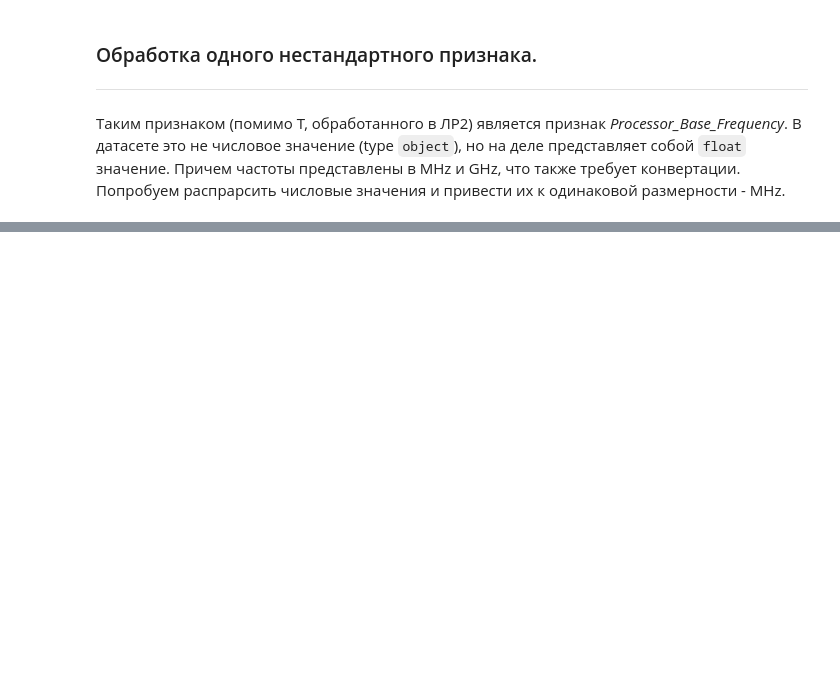
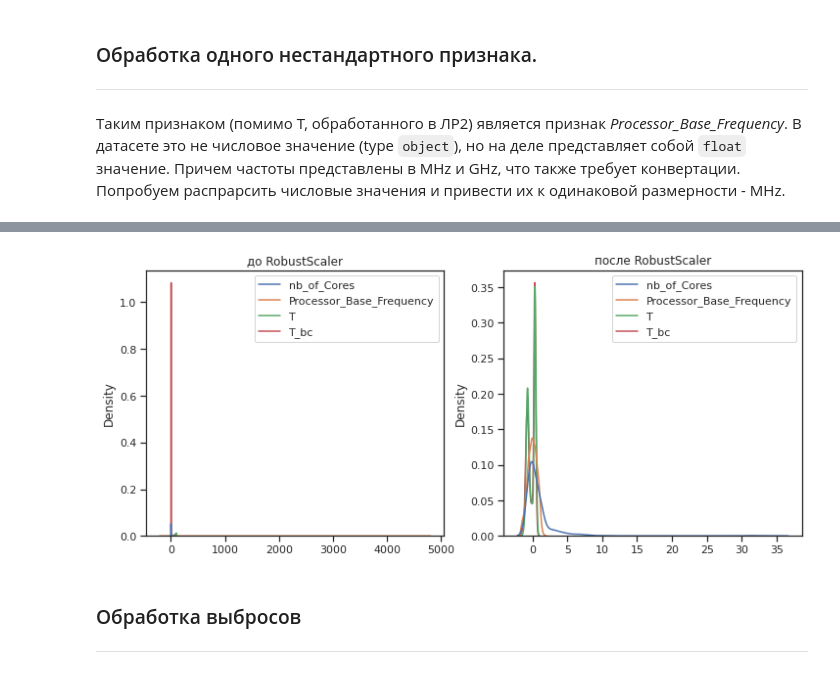
Before and after one commit to GeorgiyX/ML-21, a Jupyter notebook: lr-3/lr-3.ipynb, the cells around one changed output, grey strips where cells are left out. Saved outputs shown, nothing was run; the diff lists cells and outputs as text; code cells hidden in the pictures; blank space fills up the shorter version.

```diff
--- a/lr-3/lr-3.ipynb
+++ b/lr-3/lr-3.ipynb
@@ -55,0 +197,4 @@ dataset
+# %%
+robust_scaler = RobustScaler()
+dataset_num_r = pd.DataFrame(robust_scaler.fit_transform(dataset_num), columns=dataset_num.columns)
+dataset_num_r.describe()
@@ -55,0 +211,7 @@ dataset
+# %%
+draw_kde(dataset_num.columns, dataset_num, dataset_num_r, "до RobustScaler", "после RobustScaler")
+# %% [output]
+[figure, added]
+# %% [markdown]
+### Обработка выбросов
+***
```
Also changed, not shown: parts of 16 cells of this notebook.
